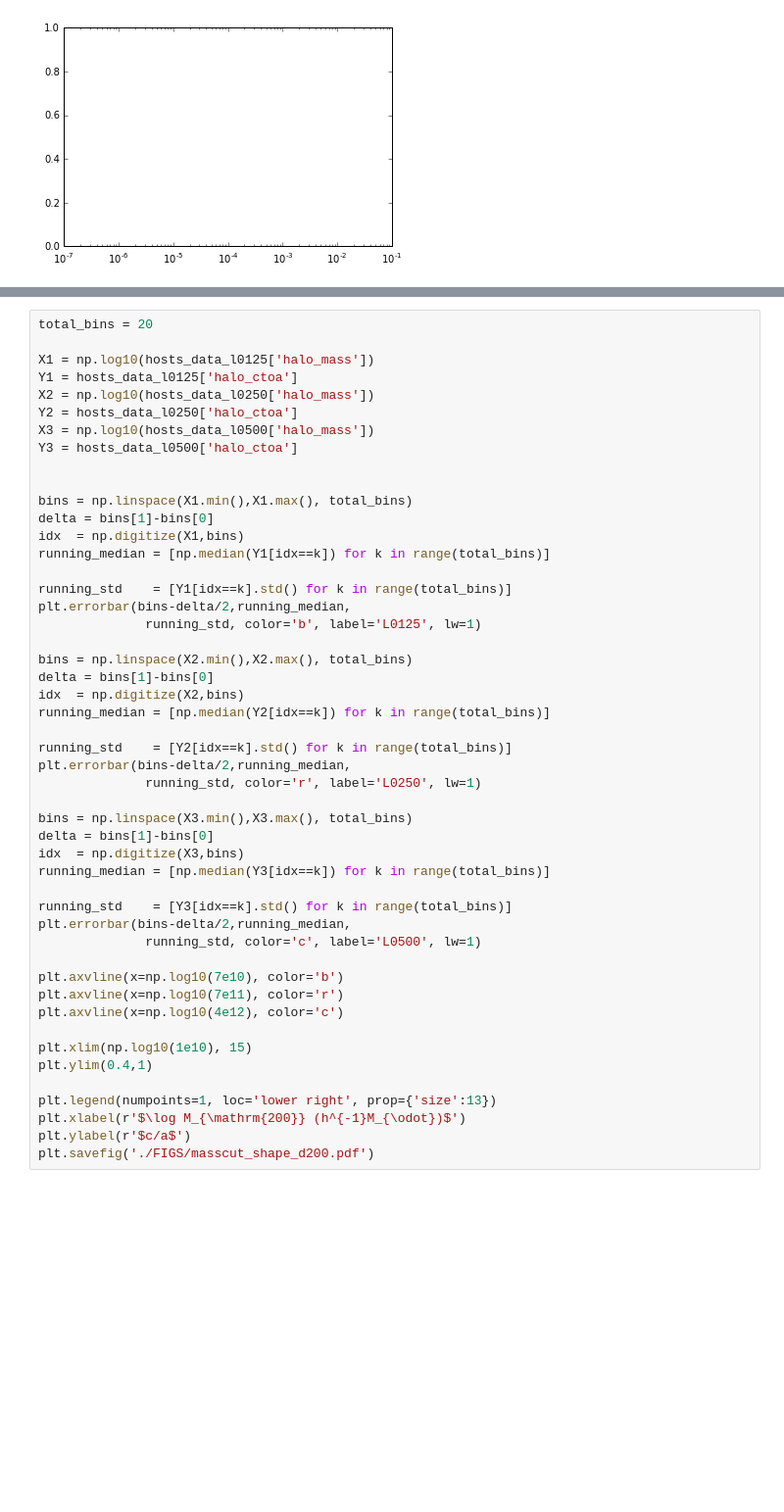
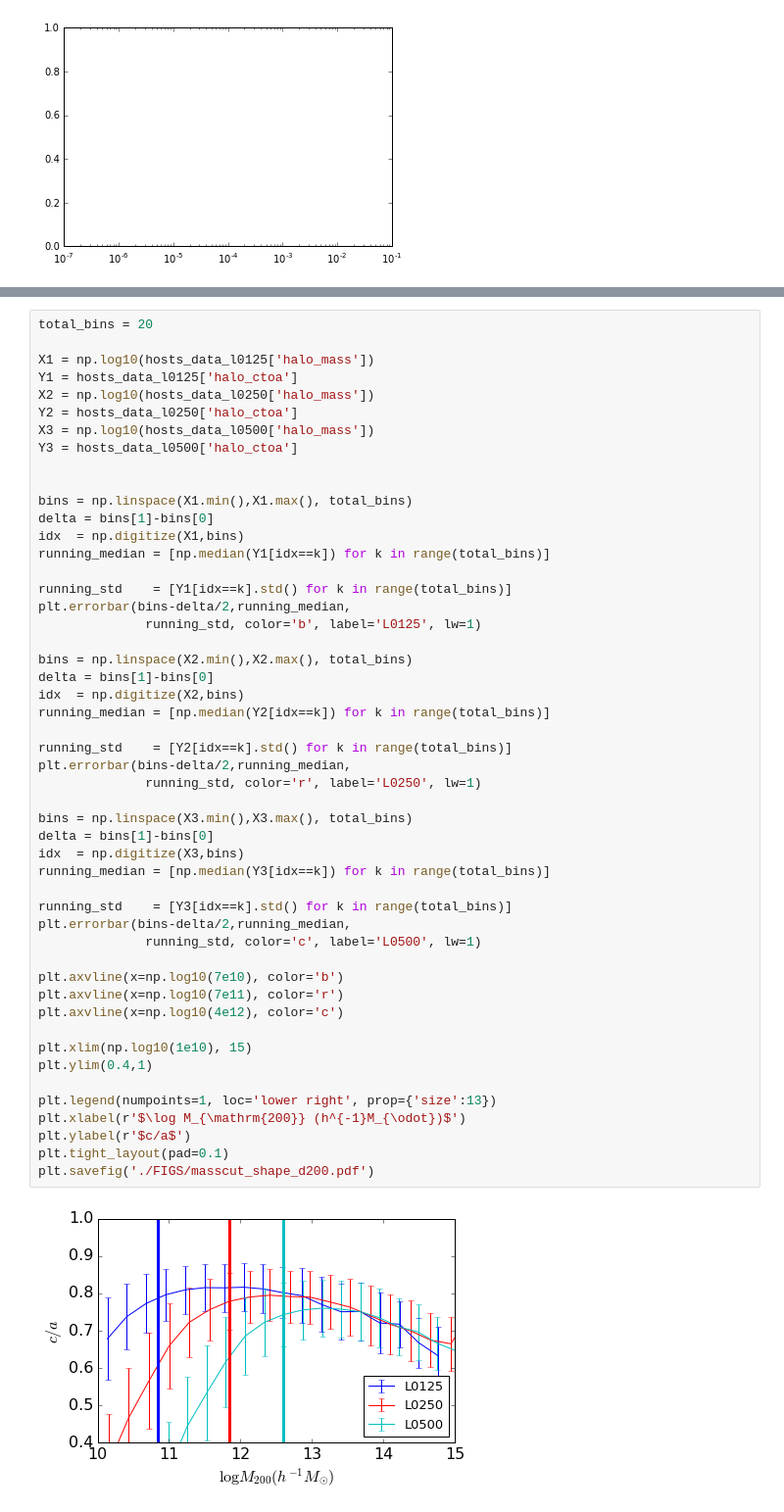
Before and after one commit to villarrealas/haloenviron-pipeline, a Jupyter notebook: halotools-pipe.ipynb, the cells around one changed output, grey strips where cells are left out. Shown at 98% size. Drawn from its saved outputs; the diff is of its cells as text; blank space fills up the shorter version.

```diff
--- a/halotools-pipe.ipynb
+++ b/halotools-pipe.ipynb
@@ -612,33 +646,36 @@ plt.errorbar(bins-delta/2,running_median,
 
 bins = np.linspace(X2.min(),X2.max(), total_bins)
 delta = bins[1]-bins[0]
 idx  = np.digitize(X2,bins)
 running_median = [np.median(Y2[idx==k]) for k in range(total_bins)]
 
 running_std    = [Y2[idx==k].std() for k in range(total_bins)]
 plt.errorbar(bins-delta/2,running_median,
               running_std, color='r', label='L0250', lw=1)
 
 bins = np.linspace(X3.min(),X3.max(), total_bins)
 delta = bins[1]-bins[0]
 idx  = np.digitize(X3,bins)
 running_median = [np.median(Y3[idx==k]) for k in range(total_bins)]
 
 running_std    = [Y3[idx==k].std() for k in range(total_bins)]
 plt.errorbar(bins-delta/2,running_median,
               running_std, color='c', label='L0500', lw=1)
 
 plt.axvline(x=np.log10(7e10), color='b')
 plt.axvline(x=np.log10(7e11), color='r')
 plt.axvline(x=np.log10(4e12), color='c')
 
 plt.xlim(np.log10(1e10), 15)
 plt.ylim(0.4,1)
 
 plt.legend(numpoints=1, loc='lower right', prop={'size':13})
 plt.xlabel(r'$\log M_{\mathrm{200}} (h^{-1}M_{\odot})$')
 plt.ylabel(r'$c/a$')
+plt.tight_layout(pad=0.1)
 plt.savefig('./FIGS/masscut_shape_d200.pdf')
+# %% [output]
+[figure, added]
 # %%
 total_bins = 20
 
```
Also changed, not shown: parts of 15 cells of this notebook.
